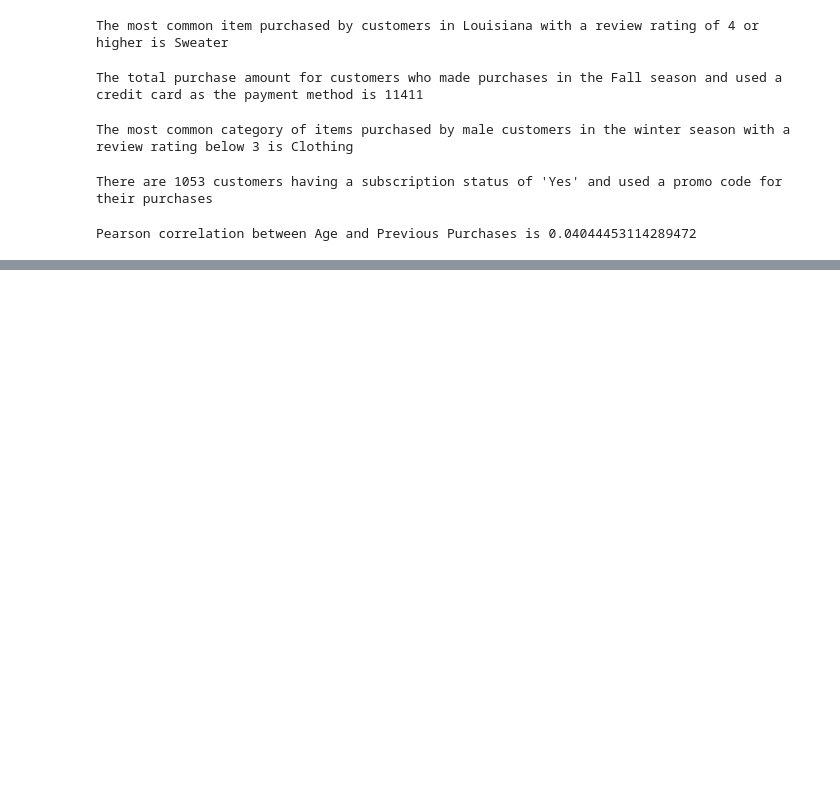
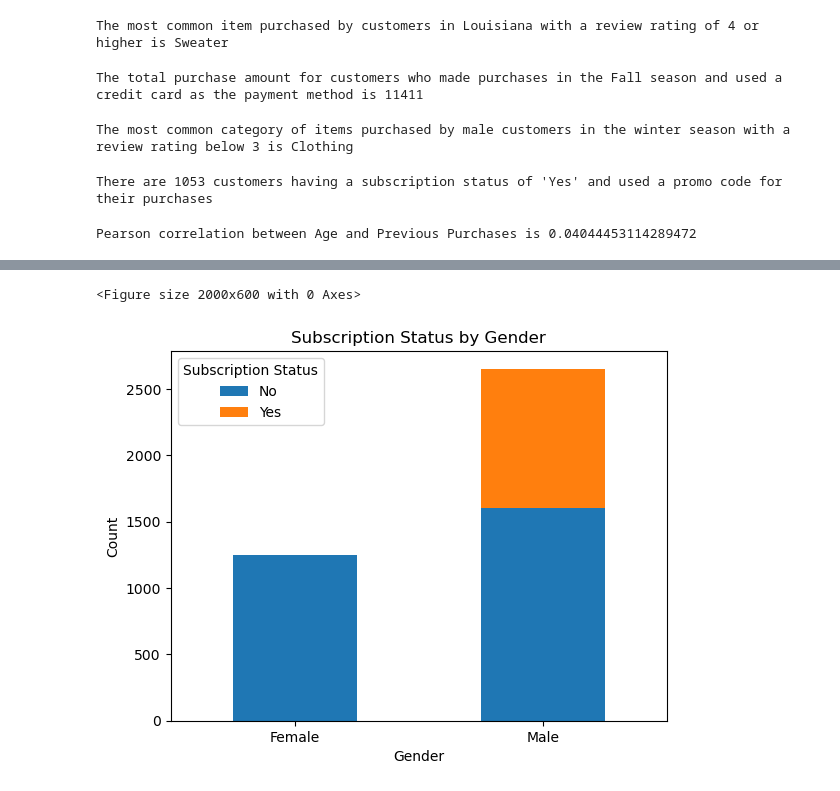
Before and after one commit to noahnoahnoahtran/project18-shopping-trend-analysis, a Jupyter notebook: shopping_trend_analysis.ipynb, the cells around one changed output, grey strips where cells are left out. Cells and saved outputs as stored; diff of their text form; code cells hidden in the pictures; blank space fills up the shorter version.

```diff
--- a/shopping_trend_analysis.ipynb
+++ b/shopping_trend_analysis.ipynb
@@ -750,0 +784,13 @@ Pearson correlation between Age and Previous Purchases is 0.04044453114289472
+# %%
+#Stacked bar chart of subscription status by gender
+
+subscription_gender_counts = df.groupby(['Gender', 'Subscription Status']).size().unstack()
+plt.figure(figsize = (20, 6))
+subscription_gender_counts.plot(kind = 'bar', stacked = True, rot = 0)
+plt.title('Subscription Status by Gender')
+plt.xlabel('Gender')
+plt.ylabel('Count')
+plt.show()
+# %% [output]
+<Figure size 2000x600 with 0 Axes>
+[figure, added]
```
Also changed, not shown: parts of 8 cells of this notebook.
